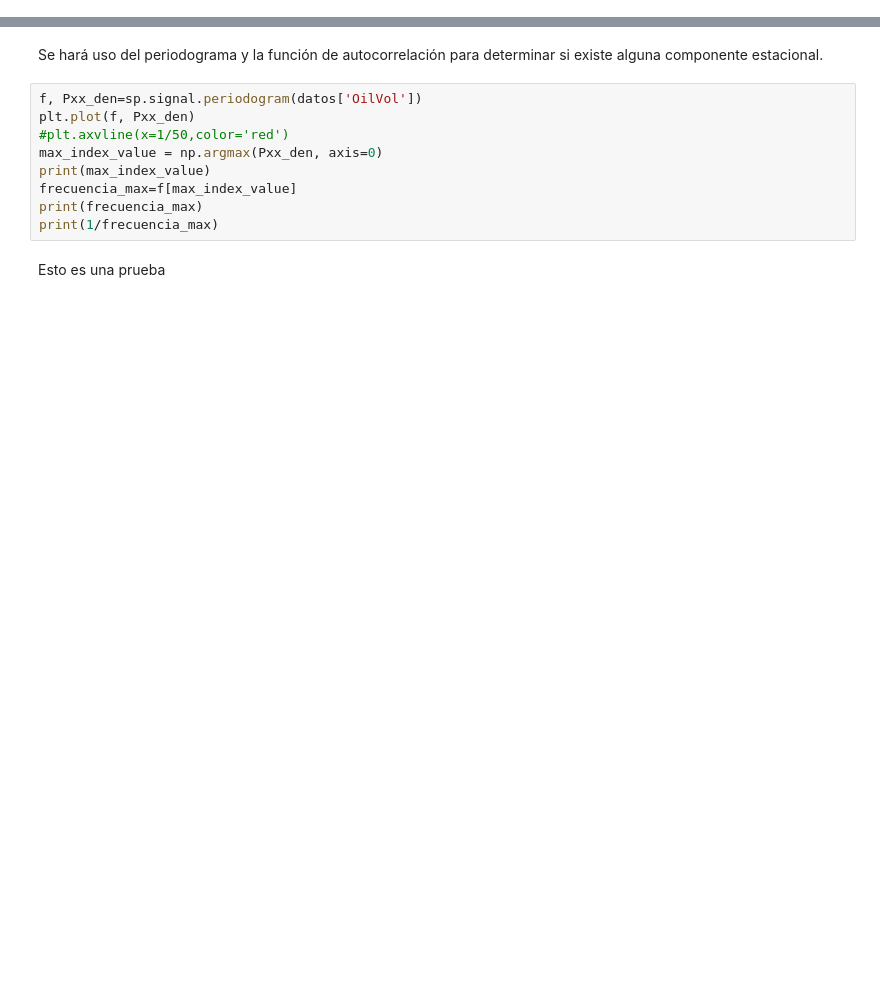
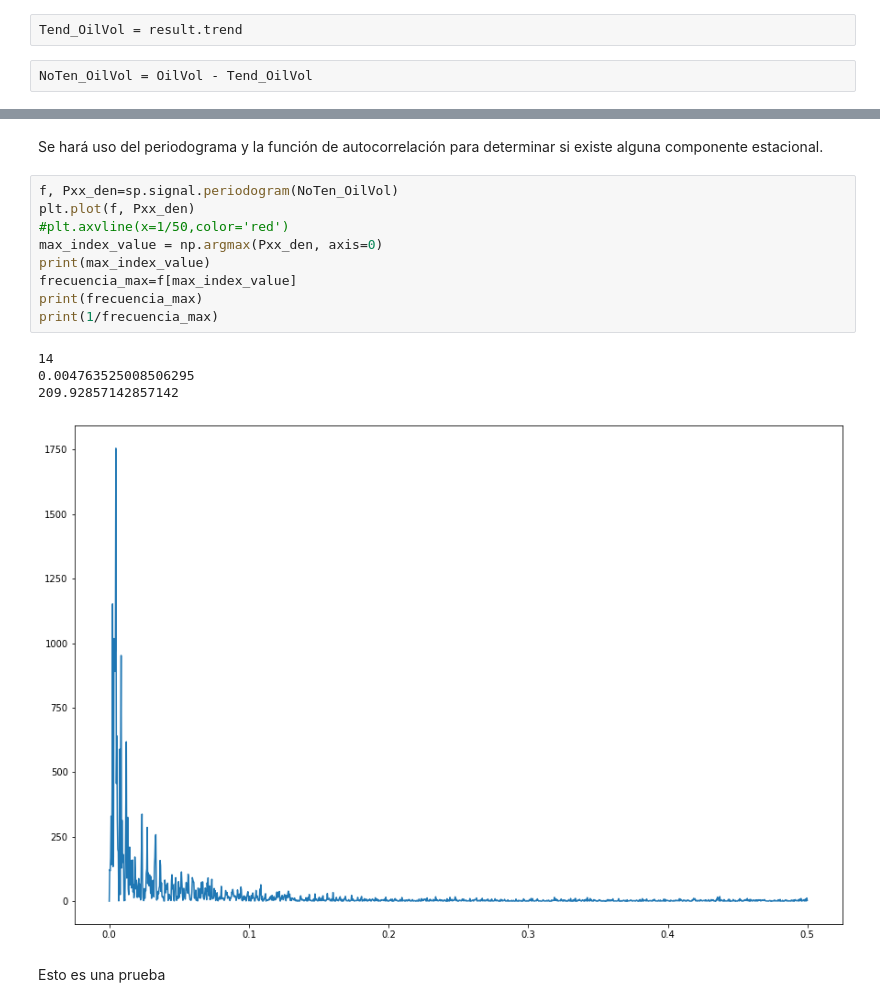
Before and after one commit to NicolasQuenguan/TalentoTech-AVD, a Jupyter notebook: Proyecto/Proy_Pozo.ipynb, the cells around one changed output, grey strips where cells are left out. Cells and saved outputs as stored; diff of their text form; blank space fills up the shorter version.

```diff
--- a/Proyecto/Proy_Pozo.ipynb
+++ b/Proyecto/Proy_Pozo.ipynb
@@ -212,0 +237,4 @@ ValueError: You must specify a period or x must be a pandas object with a Period
+# %%
+Tend_OilVol = result.trend
+# %%
+NoTen_OilVol = OilVol - Tend_OilVol
@@ -213,13 +245,18 @@ ValueError: You must specify a period or x must be a pandas object with a Period
 # %% [markdown]
 Se hará uso del periodograma y la función de autocorrelación para determinar si existe alguna componente estacional.
 # %%
-f, Pxx_den=sp.signal.periodogram(datos['OilVol'])
+f, Pxx_den=sp.signal.periodogram(NoTen_OilVol)
 plt.plot(f, Pxx_den)
 #plt.axvline(x=1/50,color='red')
 max_index_value = np.argmax(Pxx_den, axis=0)
 print(max_index_value)
 frecuencia_max=f[max_index_value]
 print(frecuencia_max)
 print(1/frecuencia_max)
+# %% [output]
+14
+0.004763525008506295
+209.92857142857142
+[figure, added]
 # %% [markdown]
 Esto es una prueba
```
Also changed, not shown: parts of 14 cells of this notebook.
